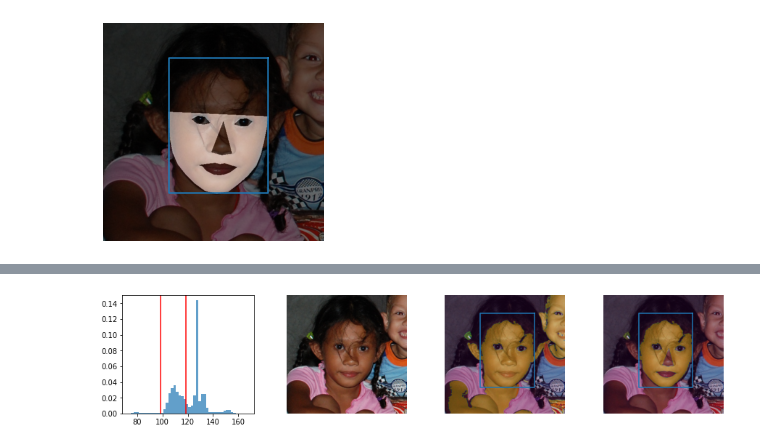
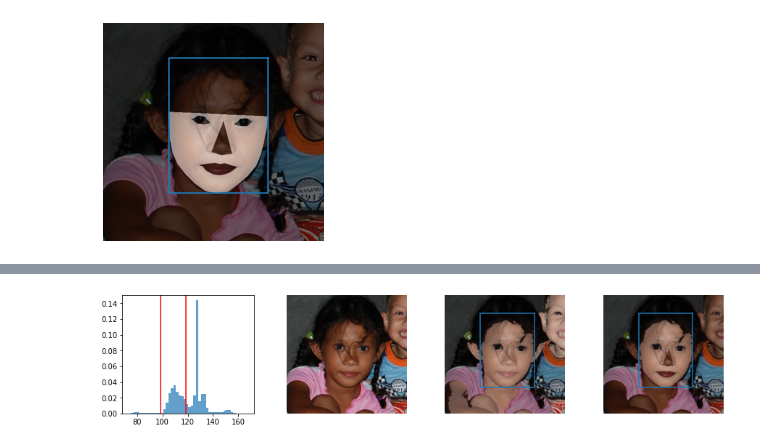
Before and after one commit to waczjoan/Face-Morph, a Jupyter notebook: SkinDetection/skinDetectionWithFaceLandmarks.ipynb, the cells around one changed output, grey strips where cells are left out. Drawn from its saved outputs; the diff is of its cells as text; code cells hidden in the pictures.

Commit message:
morphology and convex mask

```diff
--- a/SkinDetection/skinDetectionWithFaceLandmarks.ipynb
+++ b/SkinDetection/skinDetectionWithFaceLandmarks.ipynb
@@ -142,4 +131,5 @@ component = img_YCrCb[:,:,2]
-# %%
-treshold_range = [avgs[-1][-1] - 10, avgs[-1][-1] + 10]
-# %%
-mask_created_via_treshold = (cv2.inRange(component, * treshold_range)/255).astype(int)
+# %%
+# And check avg color for img_YCrCb, where mask created using landmarks equal 255.
+# We have arleady done something similar in skinDetection.ipynb, hence we can use calculate_img_avg_by_channel function
+avg_face_YCrCb = calculate_img_avg_by_channel(img_YCrCb, img_mask[:,:,0]==255)
+avg_face_YCrCb
@@ -145,0 +196,6 @@ mask_created_via_treshold = (cv2.inRange(component, * treshold_range)/255).astyp
+# %%
+mask_from_landmarks_and_roi, mask_created_via_treshold, final_mask, treshold_range = create_masks(component = component,
+                                                                                  treshold_range_mean = avg_face_YCrCb[2],
+                                                                                  treshold_range_var = 10,
+                                                                                  mask_from_landmarks = img_mask,
+                                                                                  landmarks = landmarks)
@@ -146,30 +222,21 @@ mask_created_via_treshold = (cv2.inRange(component, * treshold_range)/255).astyp
 # %%
 f, axs = plt.subplots(1,4, figsize=(15,3))
 
+# plot histogram of 2nd component of YCrCb with treshold_range2
 plot_hist_with_component(component, axs[0])
 axs[0].axvline(x=treshold_range[0], color = 'r')
 axs[0].axvline(x=treshold_range[1], color = 'r')
 
+# plot example image
 plot_img(img_RGB, ax = axs[1])
 
+# plot image with rectangle (ROI), where the whole face should be
 face_detec_plot(img_RGB, [new_rect], axs[2])
+# plot mask where skin has been detected
 plot_img(mask_created_via_treshold, alpha = 0.25, ax = axs[2])
 
-first = landmarks.points_info['CONTOURS'][0]
-last = landmarks.points_info['CONTOURS'][-1]
-
-i = np.array([[x[first],y[last]],
-                            [x[last],y[last]],
-                             [x[last], max(min(y) - hight//2,0)],
-                            [x[first], max(min(y) - hight//2,0)]])
-
-_ = cv2.fillPoly(img_mask, pts = [i], color=(255,255,255))
-
-
-new_mask = np.where( (mask_created_via_treshold == (img_mask[:,:,0]/255).astype(int)) & (mask_created_via_treshold == 1),
-         np.ones_like(mask_created_via_treshold), np.zeros_like(mask_created_via_treshold) )
 
 face_detec_plot(img_RGB, [new_rect], axs[3])
-plot_img(new_mask, alpha = 0.25, ax = axs[3])
+plot_img(final_mask, alpha = 0.25, ax = axs[3])
 # %% [output]
-[figure, old version]
+[figure, new version]
```
Also changed, not shown: parts of 79 cells of this notebook, 1 other file.
